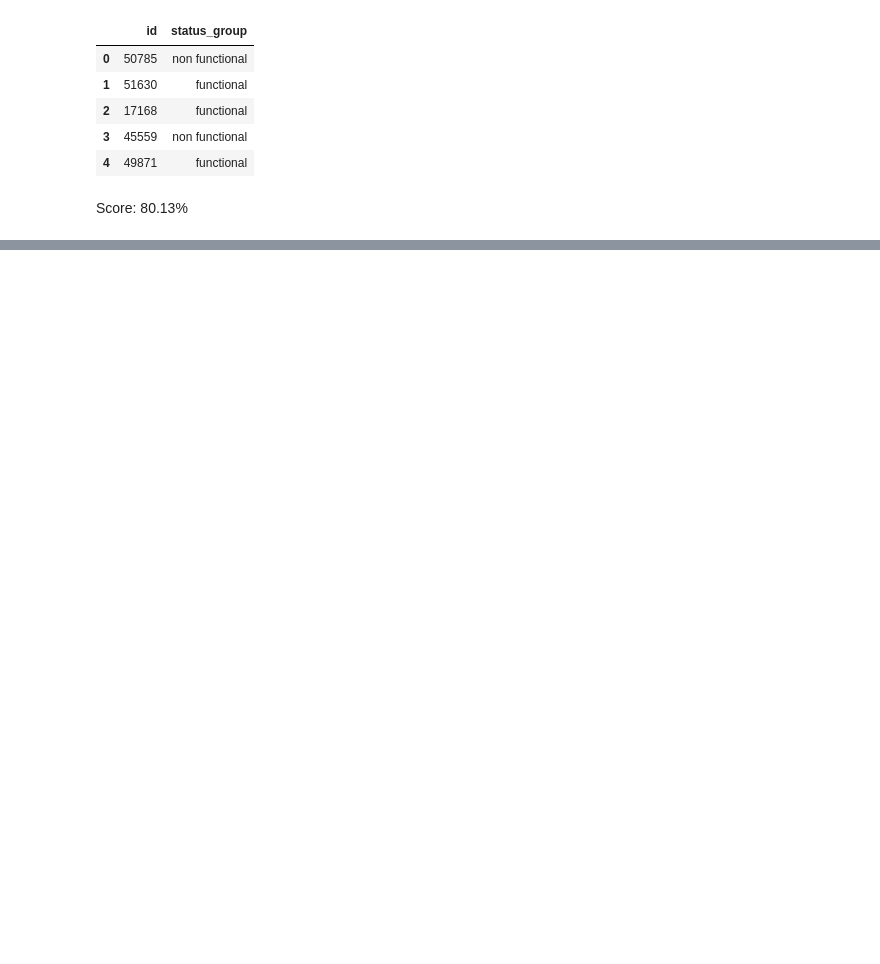
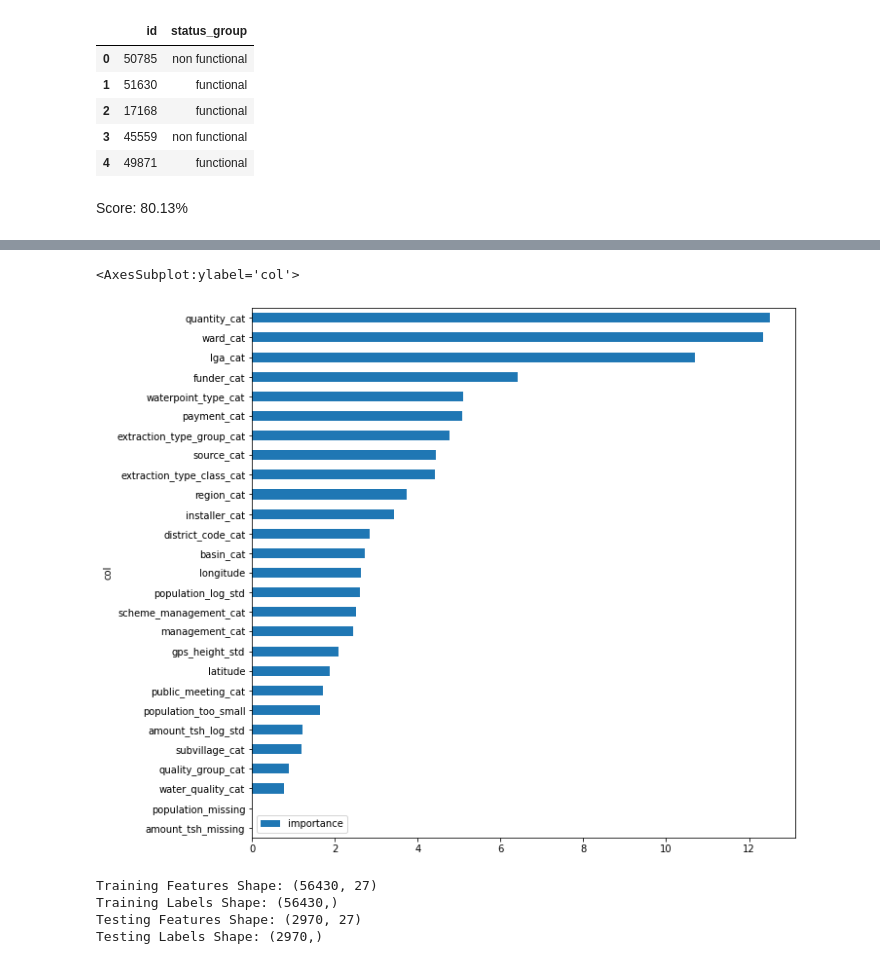
Before and after one commit to kdsuneraavinash/ml-project-pump-it-up, a Jupyter notebook: notebook.ipynb, the cells around one changed output, grey strips where cells are left out. Drawn from its saved outputs; the diff is of its cells as text; code cells hidden in the pictures; blank space fills up the shorter version.

```diff
--- a/notebook.ipynb
+++ b/notebook.ipynb
@@ -1069,0 +1093,9 @@ solution_df.to_csv("fastai-nn.csv", index=False)
+# %%
+df = df_proc_train.copy()
+train_features, test_features, train_labels, test_labels = train_test_split(df[cat_cols + cont_cols],
+                                                            df['status_group_cat'], test_size=0.2, random_state=42)
+
+print('Training Features Shape:', train_features.shape)
+print('Training Labels Shape:', train_labels.shape)
+print('Testing Features Shape:', test_features.shape)
+print('Testing Labels Shape:', test_labels.shape)
@@ -1069,0 +1117,5 @@ solution_df.to_csv("fastai-nn.csv", index=False)
+# %%
+model = CatBoostClassifier( max_ctr_complexity=10, iterations=1000,
+        eval_metric='Accuracy', od_type='Iter', od_wait=500)
+model.fit(train_features, train_labels, plot=True, use_best_model=True, cat_features=cat_cols, eval_set=(test_features, test_labels), verbose=1000)
+preds_class = model.predict(test_features)
@@ -1069,0 +1132,23 @@ solution_df.to_csv("fastai-nn.csv", index=False)
+# %%
+fea_imp = pd.DataFrame({'importance': model.feature_importances_,
+                        'col': model.feature_names_})
+fea_imp = fea_imp.sort_values(['importance', 'col'],
+                               ascending=[True, False]).iloc[-40:]
+fea_imp.plot(kind='barh', x='col', y='importance', figsize=(10, 10))
+# %% [output]
+<AxesSubplot:ylabel='col'>
+[figure, added]
+# %%
+df = df_proc_train.copy()
+train_features, test_features, train_labels, test_labels = train_test_split(df[cat_cols + cont_cols],
+                                                            df['status_group_cat'], test_size=0.05, random_state=42)
+
+print('Training Features Shape:', train_features.shape)
+print('Training Labels Shape:', train_labels.shape)
+print('Testing Features Shape:', test_features.shape)
+print('Testing Labels Shape:', test_labels.shape)
+# %% [output]
+Training Features Shape: (56430, 27)
+Training Labels Shape: (56430,)
+Testing Features Shape: (2970, 27)
+Testing Labels Shape: (2970,)
```
Also changed, not shown: parts of 29 cells of this notebook, 1 other file.
